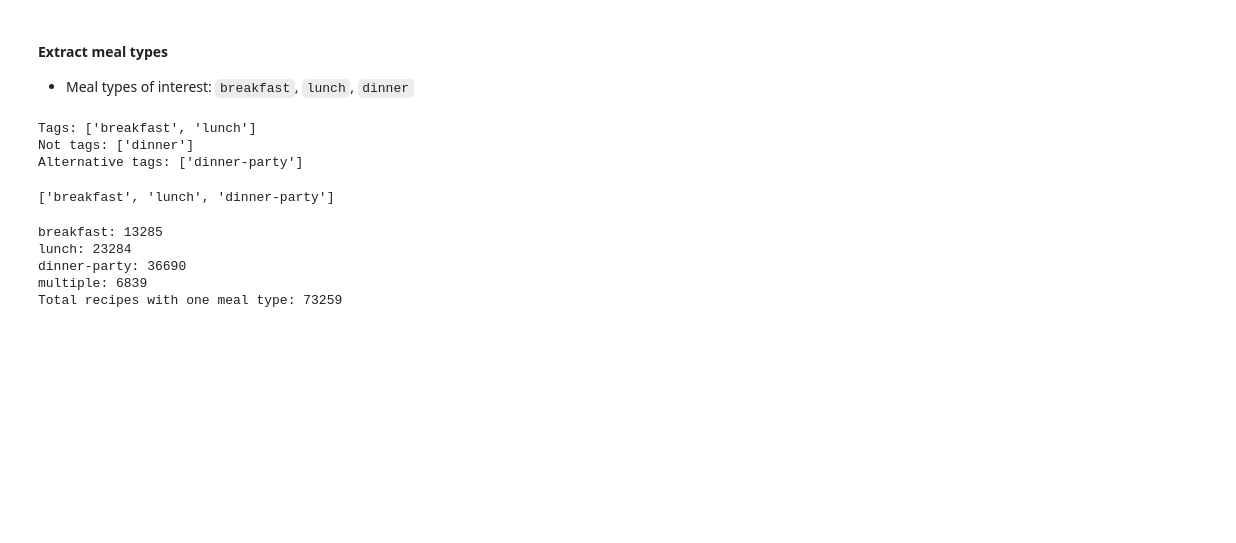
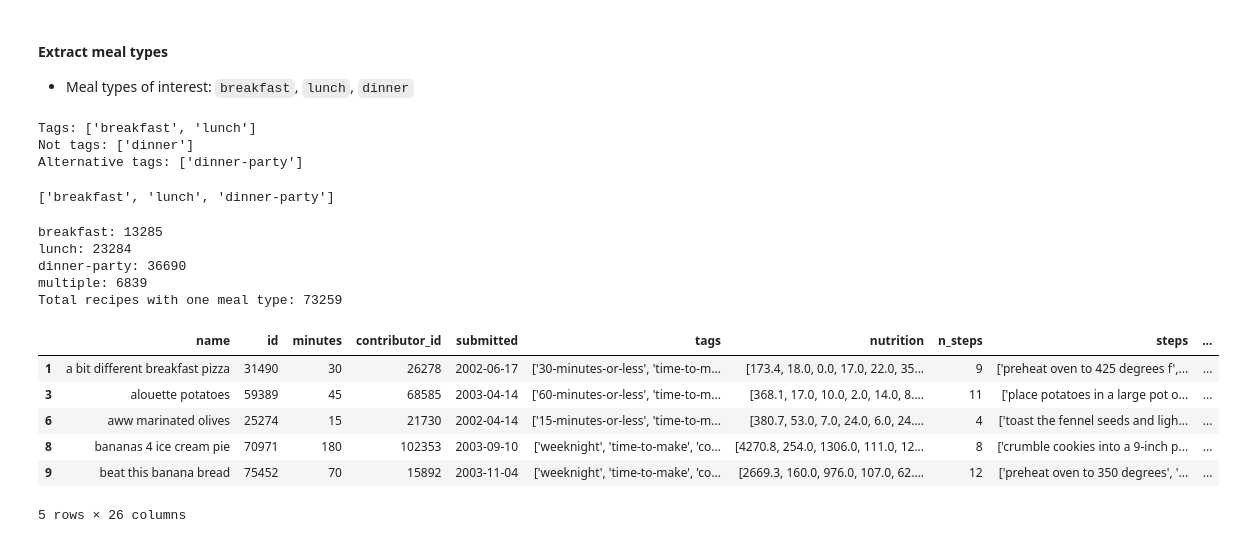
Before and after one commit to alyssahondrade/Project1, a Jupyter notebook: recipes_exploration.ipynb, the cells around one changed output. Cells and saved outputs as stored; diff of their text form; code cells hidden in the pictures; blank space fills up the shorter version.

Commit message:
removed recipes with no or more than one meal type

```diff
--- a/recipes_exploration.ipynb
+++ b/recipes_exploration.ipynb
@@ -193,7 +193,8 @@ duplicate_names = merged_food.loc[merged_food.duplicated(['name'])]
 dupname_shape = duplicate_names.shape
 print(f'Number of duplicate rows to remove: {dupname_shape[0]}')
 
-updated_food = merged_food.loc[~merged_food.duplicated(['name'])]
+# Create a new DataFrame without the duplicates
+updated_food = merged_food.loc[~merged_food.duplicated(['name'])].copy()
 updated_shape = updated_food.shape
 print(f'updated_food rows: {updated_shape[0]}')
 # %% [output]
@@ -402,7 +413,8 @@ Not tags: ['dinner']
 Alternative tags: ['dinner-party']
 ['breakfast', 'lunch', 'dinner-party']
 # %%
-def parse_tags(input_list, df):
+# Purpose: Get a count of a given list from the tags column, and return its id
+def parse_tags(input_list, df, save_col):
     # Create a dictionary to hold the count and list of indices
     word_dict = {}
     for word in input_list:
@@ -421,17 +433,17 @@ def parse_tags(input_list, df):
             tag = tag_list[word_idx].strip("'")
             if tag in input_list:
                 word_dict[tag]['count'] += 1
-                word_dict[tag]['index_list'].append(df_idx)
+                word_dict[tag]['index_list'].append(string[save_col])
                 score += 1
                 # If >1 tag in a list, add to 'multiple' and continue
                 if (score > 1):
                     word_dict['multiple']['count'] += 1
-                    word_dict['multiple']['index_list'].append(df_idx)
+                    word_dict['multiple']['index_list'].append(string[save_col])
                     continue
     return(word_dict)
 # %%
 # Print results
-meal_dict = parse_tags(meal_types, updated_food)
+meal_dict = parse_tags(meal_types, updated_food, 'id')
 combined_meals = []
 for key in meal_dict:
     print(f"{key}: {meal_dict[key]['count']}")
@@ -439,11 +451,23 @@ for key in meal_dict:
         combined_meals.append(meal_dict[key]['index_list'])
 
 # Flatten combined_meals to get a list of all recipes with one meal type
-combined_meals = [meal for meal_list in combined_meals for recipe in meal_list]
-print(f'Total recipes with one meal type: {len(combined_meals)}')
+flat_meals = [index for meal_list in combined_meals for index in meal_list]
+print(f'Total recipes with one meal type: {len(flat_meals)}')
 # %% [output]
 breakfast: 13285
 lunch: 23284
 dinner-party: 36690
 multiple: 6839
 Total recipes with one meal type: 73259
+# %%
+# Reduce the dataset to contain recipes with only one meal type
+reduced_food = updated_food.loc[updated_food['id'].isin(flat_meals)].copy()
+reduced_food.head()
+# %% [output]
+|  | name | id | minutes | contributor_id | submitted | tags | nutrition | n_steps | steps | ... |
+| 1 | a bit different breakfast pizza | 31490 | 30 | 26278 | 2002-06-17 | ['30-minutes-or-less', 'time-to-m... | [173.4, 18.0, 0.0, 17.0, 22.0, 35... | 9 | ['preheat oven to 425 degrees f',... | ... |
+| 3 | alouette potatoes | 59389 | 45 | 68585 | 2003-04-14 | ['60-minutes-or-less', 'time-to-m... | [368.1, 17.0, 10.0, 2.0, 14.0, 8.... | 11 | ['place potatoes in a large pot o... | ... |
+| 6 | aww marinated olives | 25274 | 15 | 21730 | 2002-04-14 | ['15-minutes-or-less', 'time-to-m... | [380.7, 53.0, 7.0, 24.0, 6.0, 24.... | 4 | ['toast the fennel seeds and ligh... | ... |
+| 8 | bananas 4 ice cream pie | 70971 | 180 | 102353 | 2003-09-10 | ['weeknight', 'time-to-make', 'co... | [4270.8, 254.0, 1306.0, 111.0, 12... | 8 | ['crumble cookies into a 9-inch p... | ... |
+| 9 | beat this banana bread | 75452 | 70 | 15892 | 2003-11-04 | ['weeknight', 'time-to-make', 'co... | [2669.3, 160.0, 976.0, 107.0, 62.... | 12 | ['preheat oven to 350 degrees', '... | ... |
+5 rows × 26 columns
```
Also changed, not shown: parts of 3 cells of this notebook, 1 other file.
